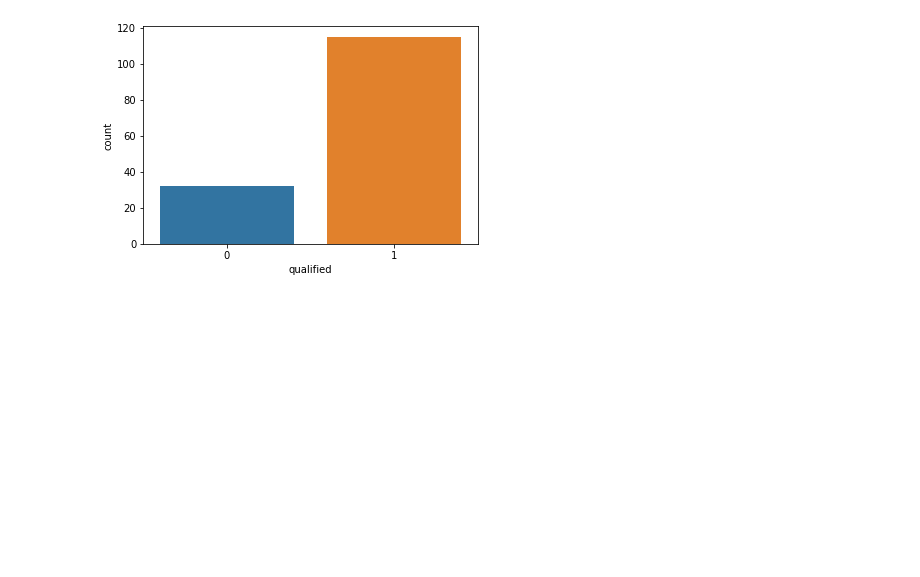
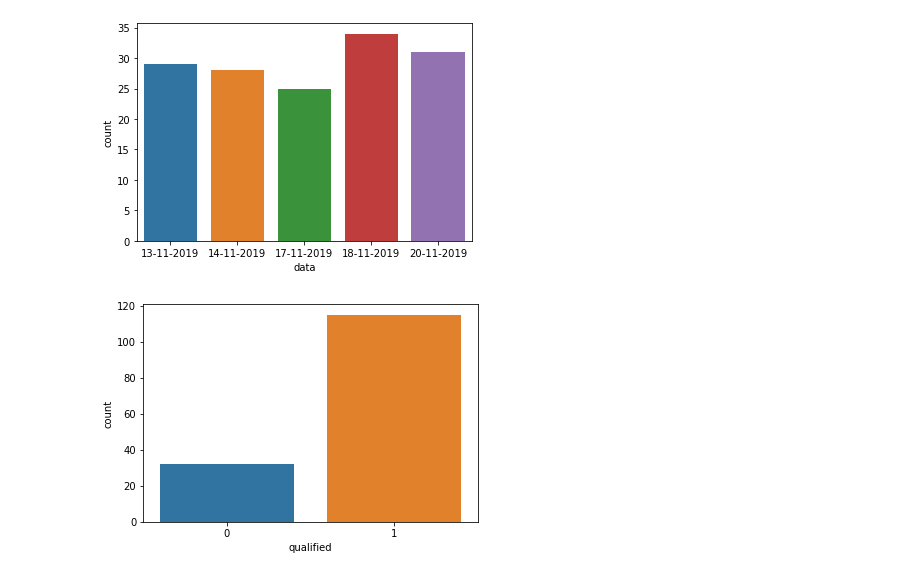
Before and after one commit to ShaoZC/Quantitative_Risk_Management_in_Python, a Jupyter notebook: reason_of_fail_to_send_message.ipynb, the cells around one changed output. Saved outputs shown, nothing was run; the diff lists cells and outputs as text; code cells hidden in the pictures; blank space fills up the shorter version.

```diff
--- a/reason_of_fail_to_send_message.ipynb
+++ b/reason_of_fail_to_send_message.ipynb
@@ -38,5 +40,12 @@ data[data['unsend_number']==1]
 | 138 | 20-11-2019 | 1 | 3 | A0 | 1 |
 | 146 | 20-11-2019 | 1 | 1 | A0 | 1 |
+# %%
+import seaborn
+import matplotlib.pyplot as plt
+seaborn.countplot(data['data'],label="Count")
+plt.savefig('按时间排序')
+# %% [output]
+[figure, added]
 # %%
 import seaborn
 import matplotlib.pyplot as plt
```
Also changed, not shown: parts of 12 cells of this notebook.
